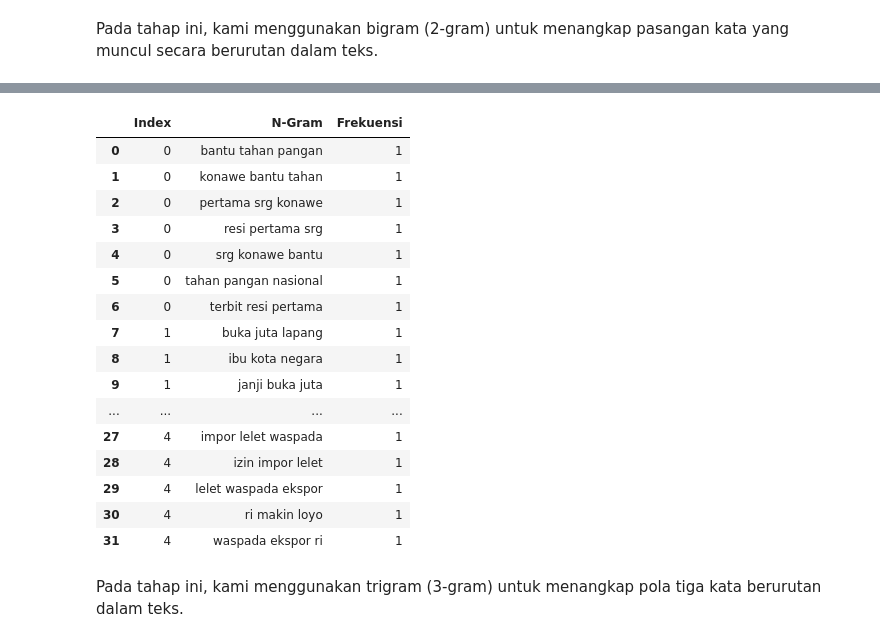
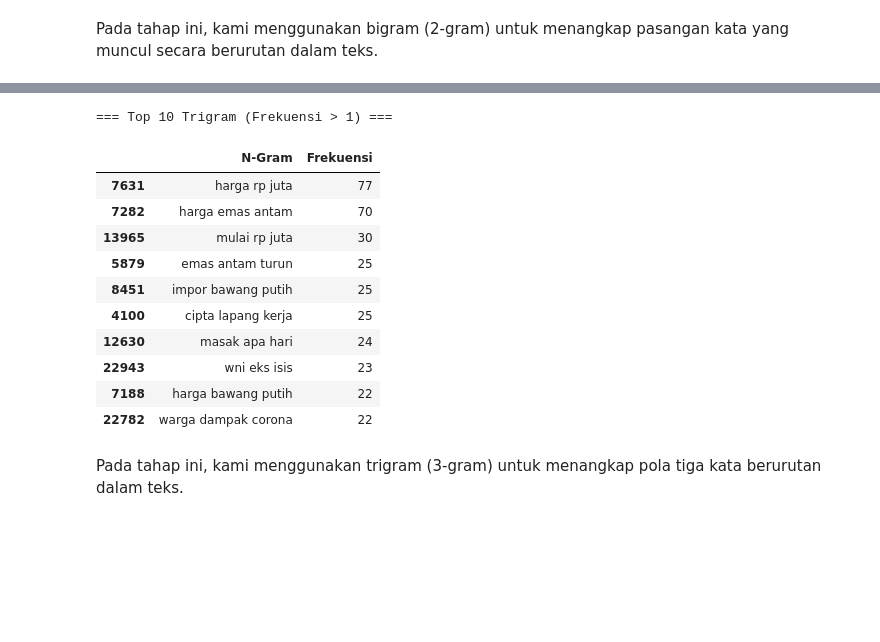
Before and after one commit to afllaabdi/tugas_NLP, a Jupyter notebook: NLP(definitive_edition)ipynb.ipynb, the cells around one changed output, grey strips where cells are left out. Drawn from its saved outputs; the diff is of its cells as text; code cells hidden in the pictures; blank space fills up the shorter version.

```diff
--- a/NLP(definitive_edition)ipynb.ipynb
+++ b/NLP(definitive_edition)ipynb.ipynb
@@ -483,42 +546,63 @@ bigram_table
 # %%
-# TRIGRAM
+from sklearn.feature_extraction.text import CountVectorizer
+import pandas as pd
+import numpy as np
+
+# =========================
+# TRIGRAM (3-GRAM)
+# =========================
 trigram = CountVectorizer(ngram_range=(3,3))
 trigram_matrix = trigram.fit_transform(df['clean_text'])
 
 feature_names = trigram.get_feature_names_out()
 
 all_data = []
 
-for i in range(5):  # ambil 5 data
+# =========================
+# TABEL PER DOKUMEN (5 DATA)
+# =========================
+for i in range(5):
     row = trigram_matrix[i].toarray().flatten()
     indices = np.where(row > 0)[0]
 
     for idx in indices:
         all_data.append([i, feature_names[idx], int(row[idx])])
 
 trigram_table = pd.DataFrame(all_data, columns=["Index", "N-Gram", "Frekuensi"])
-
 trigram_table = trigram_table.reset_index(drop=True)
 
-trigram_table
+
+# =========================
+# TOP 10 GLOBAL (FREKUENSI > 1)
+# =========================
+trigram_counts = trigram_matrix.sum(axis=0).A1
+
+trigram_top = pd.DataFrame({
+    'N-Gram': feature_names,
+    'Frekuensi': trigram_counts
+})
+
+# filter hanya frekuensi > 1
+trigram_top = trigram_top[trigram_top['Frekuensi'] > 1]
+
+# ambil top 10
+trigram_top10 = trigram_top.sort_values(by='Frekuensi', ascending=False).head(10)
+
+print("\n=== Top 10 Trigram (Frekuensi > 1) ===")
+display(trigram_top10)
 # %% [output]
+=== Top 10 Trigram (Frekuensi > 1) ===
-|  | Index | N-Gram | Frekuensi |
-| 0 | 0 | bantu tahan pangan | 1 |
-| 1 | 0 | konawe bantu tahan | 1 |
-| 2 | 0 | pertama srg konawe | 1 |
-| 3 | 0 | resi pertama srg | 1 |
-| 4 | 0 | srg konawe bantu | 1 |
-| 5 | 0 | tahan pangan nasional | 1 |
-| 6 | 0 | terbit resi pertama | 1 |
-| 7 | 1 | buka juta lapang | 1 |
-| 8 | 1 | ibu kota negara | 1 |
-| 9 | 1 | janji buka juta | 1 |
-| ... | ... | ... | ... |
-| 27 | 4 | impor lelet waspada | 1 |
-| 28 | 4 | izin impor lelet | 1 |
-| 29 | 4 | lelet waspada ekspor | 1 |
-| 30 | 4 | ri makin loyo | 1 |
-| 31 | 4 | waspada ekspor ri | 1 |
+|  | N-Gram | Frekuensi |
+| 7631 | harga rp juta | 77 |
+| 7282 | harga emas antam | 70 |
+| 13965 | mulai rp juta | 30 |
+| 5879 | emas antam turun | 25 |
+| 8451 | impor bawang putih | 25 |
+| 4100 | cipta lapang kerja | 25 |
+| 12630 | masak apa hari | 24 |
+| 22943 | wni eks isis | 23 |
+| 7188 | harga bawang putih | 22 |
+| 22782 | warga dampak corona | 22 |
 # %% [markdown]
 Pada tahap ini, kami menggunakan trigram (3-gram) untuk menangkap pola tiga kata berurutan dalam teks.
 # %%
```
Also changed, not shown: parts of 3 cells of this notebook.
